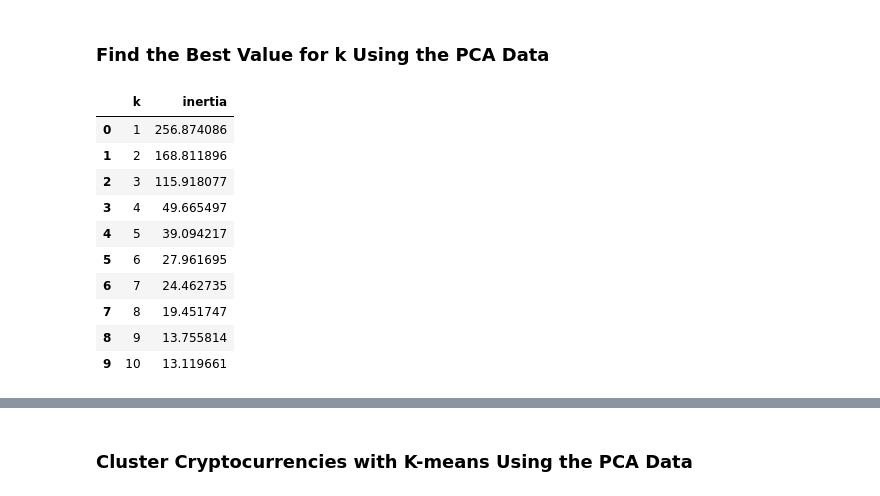
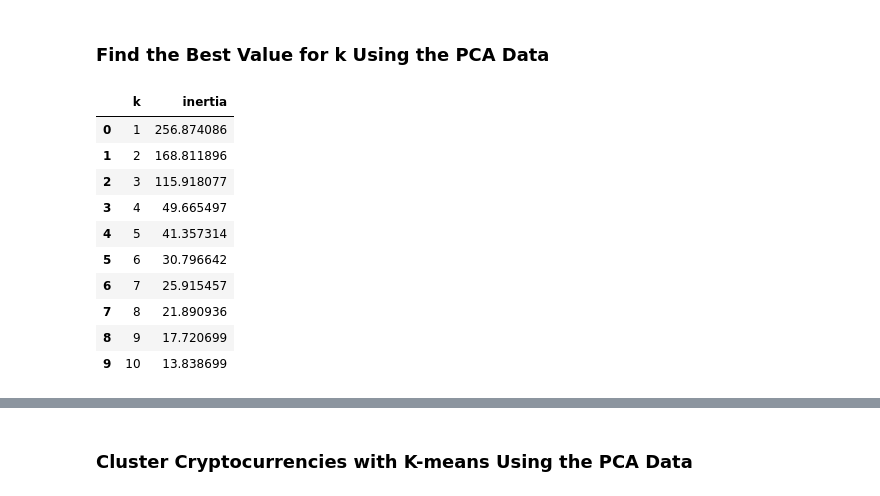
Before and after one commit to Laetitia5/CryptoClustering, a Jupyter notebook: Starter_Code/Crypto_Clustering.ipynb, the cells around one changed output, grey strips where cells are left out. Saved outputs shown, nothing was run; the diff lists cells and outputs as text; code cells hidden in the pictures.

```diff
--- a/Starter_Code/Crypto_Clustering.ipynb
+++ b/Starter_Code/Crypto_Clustering.ipynb
@@ -168,11 +178,13 @@ market_data_predictions.plot.scatter(x="price_change_percentage_24h", y="price_c
 ### Optimize Clusters with Principal Component Analysis.
 # %%
 # Create a PCA model instance and set `n_components=3`.
+pca = PCA(n_components=3)
 # %%
 # Use the PCA model with `fit_transform` on the original scaled DataFrame to reduce to three principal components.
-
+pca_data = pca.fit_transform(market_data_scaled_df)
 
 # View the first five rows of the DataFrame.
+pca_data[:5]
 # %% [output]
 array([[-0.60066733,  0.84276006,  0.46159457],
        [-0.45826071,  0.45846566,  0.95287678],
@@ -194,15 +216,17 @@ array([0.3719856 , 0.34700813, 0.17603793])
 # Note: The code for this step is provided for you
 
 # Creating a DataFrame with the PCA data
-
-
+new_pca_data = pd.DataFrame(
+    data=pca_data, columns=["PCA1", "PCA2", "PCA3"], index=market_data_scaled_df.index
+)
 # Copy the crypto names from the original data
-
+crypto_names = market_data_df.index
 
 # Set the coinid column as index
-
+crypto_names = pd.DataFrame(crypto_names, columns=["coin_id"])
 
 # Display sample data
+new_pca_data.head(10)
 # %% [output]
 |  | PCA1 | PCA2 | PCA3 |
 | coin_id |  |  |  |
@@ -221,37 +245,41 @@ array([0.3719856 , 0.34700813, 0.17603793])
 # %%
 # Create a list with the number of k-values to try
 # Use a range from 1 to 11
-
+k_values = list(range(1, 11))
 
 # Create an empty list to store the inertia values
-
+inertia = []
 
 # Create a for loop to compute the inertia with each possible value of k
 # Inside the loop:
 # 1. Create a KMeans model using the loop counter for the n_clusters
 # 2. Fit the model to the data using PCA DataFrame.
 # 3. Append the model.inertia_ to the inertia list
-
+for k in k_values:
+    k_model = KMeans(n_clusters=k, n_init='auto', random_state=0)
+    k_model.fit(new_pca_data)
+    inertia.append(k_model.inertia_)
 
 # Create a dictionary with the data to plot the Elbow curve
-
+new_pca_data = {"k": k_values, "inertia": inertia}
 
 # Create a DataFrame with the data to plot the Elbow curve
-
+new_pca_data_df= pd.DataFrame(new_pca_data)
 
 # Display the DataFrame
+new_pca_data_df
 # %% [output]
 |  | k | inertia |
 | 0 | 1 | 256.874086 |
 | 1 | 2 | 168.811896 |
 | 2 | 3 | 115.918077 |
 | 3 | 4 | 49.665497 |
-| 4 | 5 | 39.094217 |
-| 5 | 6 | 27.961695 |
-| 6 | 7 | 24.462735 |
-| 7 | 8 | 19.451747 |
-| 8 | 9 | 13.755814 |
-| 9 | 10 | 13.119661 |
+| 4 | 5 | 41.357314 |
+| 5 | 6 | 30.796642 |
+| 6 | 7 | 25.915457 |
+| 7 | 8 | 21.890936 |
+| 8 | 9 | 17.720699 |
+| 9 | 10 | 13.838699 |
 # %%
 # Plot a line chart with all the inertia values computed with
 # the different values of k to visually identify the optimal value for k.
```
Also changed, not shown: parts of 16 cells of this notebook, 2 other files.
